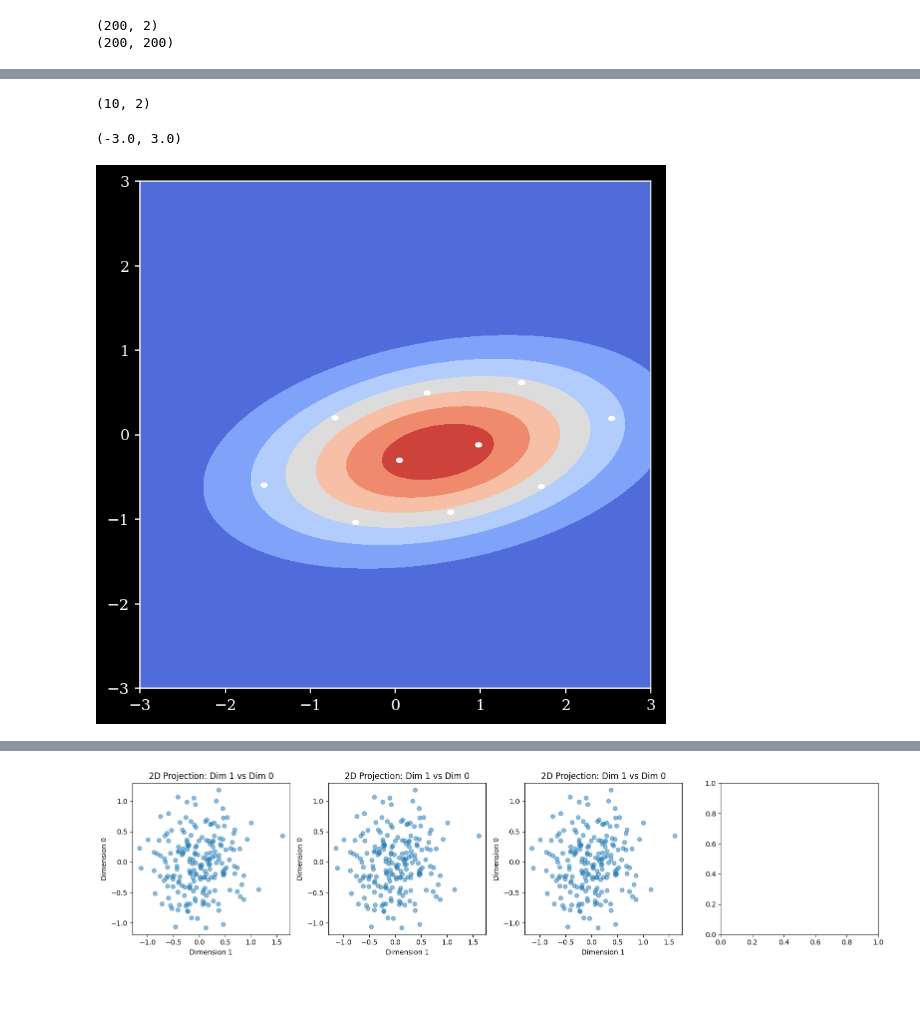
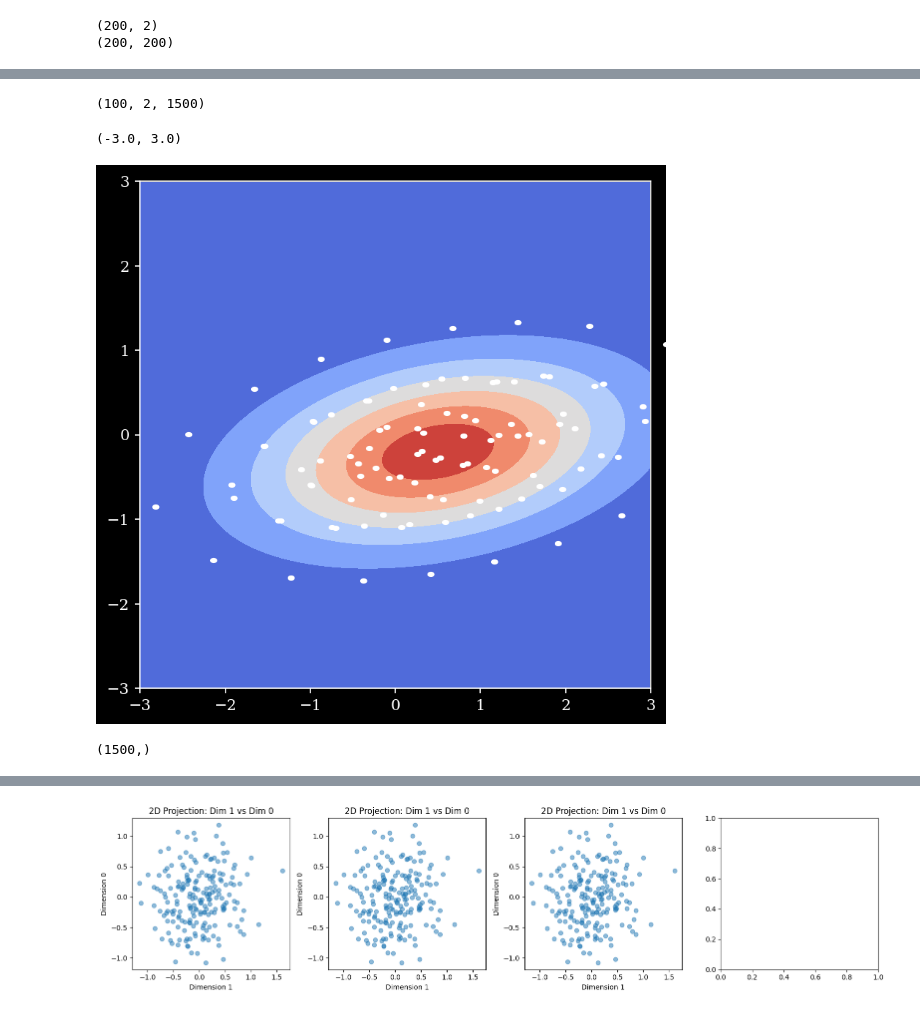
Before and after one commit to aniketjivani/generative_experiments, a Jupyter notebook: vanilla_stein_example.ipynb, the cells around one changed output, grey strips where cells are left out. Cells and saved outputs as stored; diff of their text form; code cells hidden in the pictures.

Commit message:
Some nice plots with low-level Stein, pending work is cross checking torch implementation.

```diff
--- a/vanilla_stein_example.ipynb
+++ b/vanilla_stein_example.ipynb
@@ -25,14 +27,22 @@ class SVGD_ll():
         for i in range(theta.shape[1]):
             dxkxy[:, i] = dxkxy[:,i] + np.multiply(theta[:,i],sumkxy)
         dxkxy = dxkxy / (h**2)
-        return (Kxy, dxkxy)
+        return (Kxy, dxkxy, h)
 
 
-    def update(self, x0, lnprob, n_iter = 1000, stepsize = 1e-3, bandwidth = -1, alpha = 0.9, debug = False):
+    def update(self, x0, lnprob,
+               n_iter = 1000,
+               stepsize = 1e-3,
+               bandwidth = -1,
+               alpha = 0.9,
+               return_all = False,
+               debug = False):
         # Check input
         if x0 is None or lnprob is None:
             raise ValueError('x0 or lnprob cannot be None!')
 
+        theta_all = np.zeros((x0.shape[0], x0.shape[1], n_iter))
+        lengthscales_all = np.zeros(n_iter)
         theta = np.copy(x0)
 
         # adagrad with momentum
@@ -44,8 +54,10 @@ class SVGD_ll():
 
             lnpgrad = lnprob(theta)
             # calculating the kernel matrix
-            kxy, dxkxy = self.svgd_kernel(theta, h = -1)
+            kxy, dxkxy, h = self.svgd_kernel(theta, h=-1)
             grad_theta = (np.matmul(kxy, lnpgrad) + dxkxy) / x0.shape[0]
+
+            lengthscales_all[iter] = h
 
             # adagrad
             if iter == 0:
@@ -55,7 +67,11 @@ class SVGD_ll():
             adj_grad = np.divide(grad_theta, fudge_factor+np.sqrt(historical_grad))
             theta = theta + stepsize * adj_grad
 
-        return theta
+            theta_all[:, :, iter] = theta
+        if return_all:
+          return theta_all, lengthscales_all
+        else:
+          return theta
 # %% [markdown]
 Example of multivariate normal implemented with above in the DartML code:
 # %%
@@ -134,7 +131,7 @@ plt.style.use("dark_background")
 from scipy.stats import qmc
 
 sampler = qmc.Sobol(d=2, scramble=False)
-initial_particles = sampler.random(n=10)
+initial_particles = sampler.random(n=100)
 
 # rescale initial points to lie within -1, 1
 initial_particles = 2 * initial_particles - 1
@@ -177,32 +203,40 @@ def mvn_dlnprob(theta, mu=mu_oracle, cov=cov_oracle):
                         np.linalg.inv(cov))
 
 
-post_particles = SVGD_ll().update(initial_particles, mvn_dlnprob, n_iter=1500, stepsize=0.01)
+post_particles_all, lengthscales_all = SVGD_ll().update(initial_particles,
+                                                        mvn_dlnprob,
+                                                        n_iter=1500,
+                                                        stepsize=0.01,
+                                                        return_all=True)
 # %%
-post_particles.shape
+post_particles_all.shape
 # %% [output]
-(10, 2)
+(100, 2, 1500)
 # %%
 x, y = np.mgrid[-3:3:.01, -3:3:.01]
 pos = np.dstack((x, y))
 
 fig2 = plt.figure(figsize=(6, 6))
 ax2 = fig2.add_subplot(111)
 ax2.contourf(x, y,
              rv.pdf(pos),
              cmap='coolwarm')
 
 marker_symbol = u'\u2B2C'
 
 # Scatter initial particles
-ax2.scatter(post_particles[:, 0], post_particles[:, 1],
+ax2.scatter(post_particles_all[:, 0, -1], post_particles_all[:, 1, -1],
             color="white",
             marker="$%s$" % marker_symbol,
             s=15,
             clip_on=False)
 
 ax2.set_xlim(-3, 3)
 ax2.set_ylim(-3, 3)
 # %% [output]
 (-3.0, 3.0)
-[figure, old version]
+[figure, new version]
+# %%
+lengthscales_all.shape
+# %% [output]
+(1500,)
```
Also changed, not shown: parts of 30 cells of this notebook.
